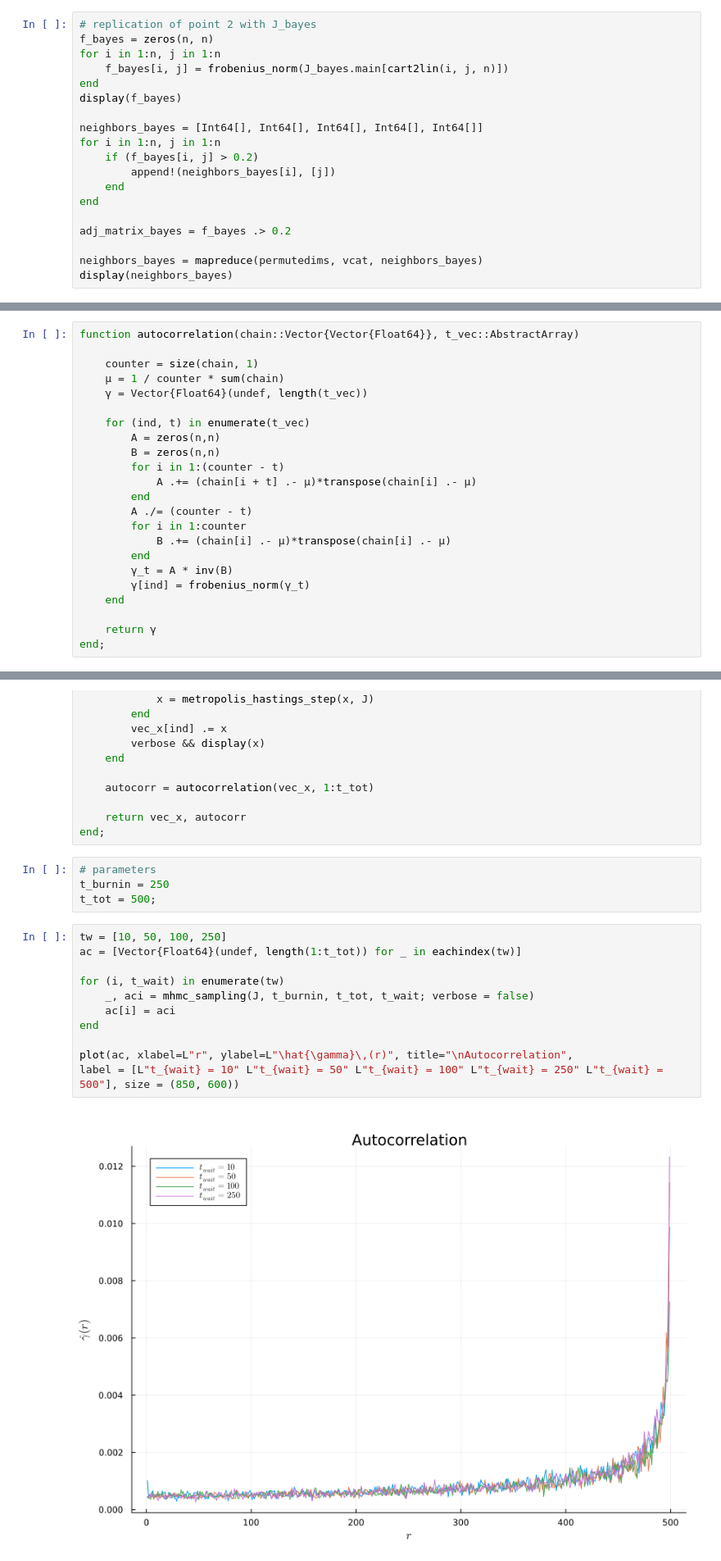
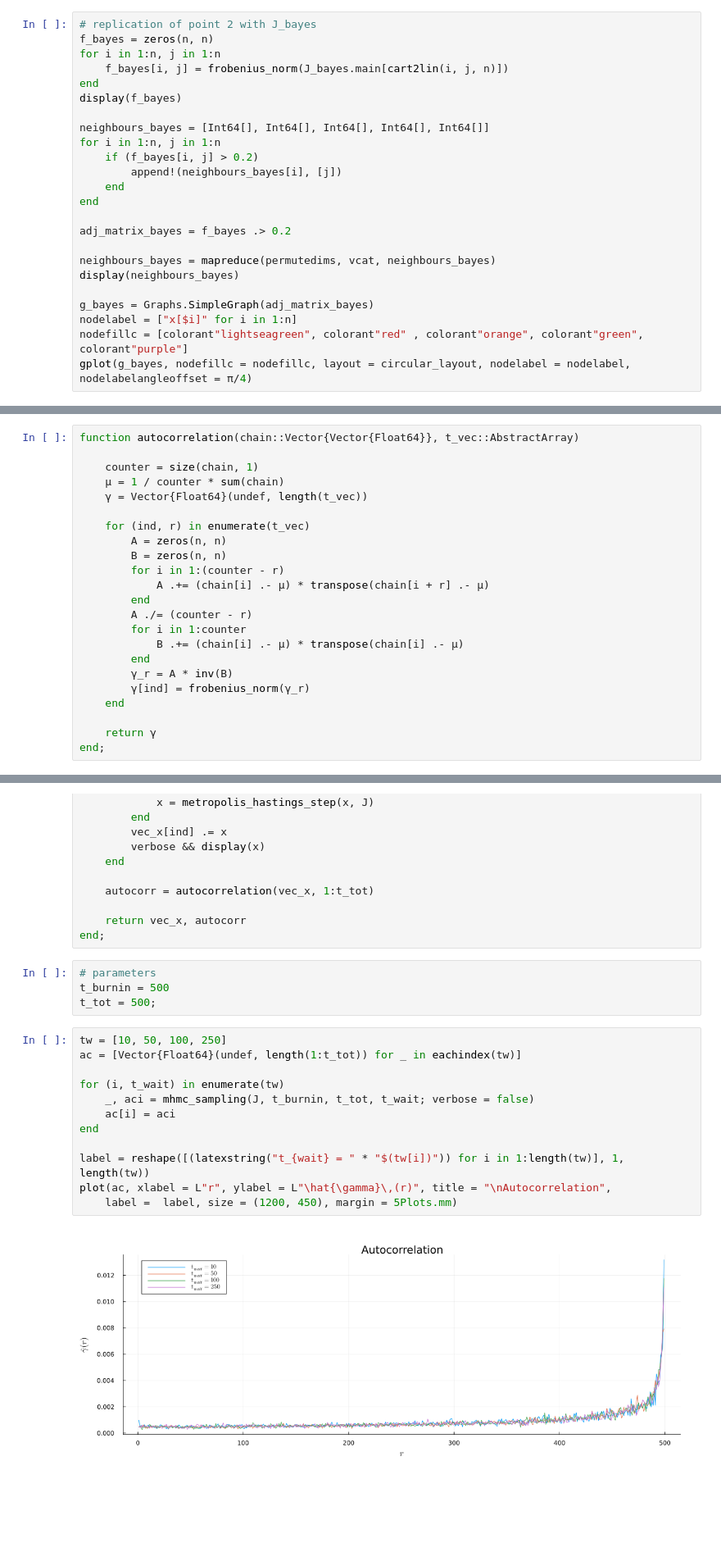
Before and after one commit to caporali/models_and_algorithms_project, a Jupyter notebook: project/main.ipynb, the cells around one changed output, grey strips where cells are left out. Shown at 82% size. Cells and saved outputs as stored; diff of their text form; blank space fills up the shorter version.

```diff
--- a/project/main.ipynb
+++ b/project/main.ipynb
@@ -562,17 +557,22 @@ for i in 1:n, j in 1:n
 end
 display(f_bayes)
 
-neighbors_bayes = [Int64[], Int64[], Int64[], Int64[], Int64[]]
+neighbours_bayes = [Int64[], Int64[], Int64[], Int64[], Int64[]]
 for i in 1:n, j in 1:n
 	if (f_bayes[i, j] > 0.2)
-		append!(neighbors_bayes[i], [j])
+		append!(neighbours_bayes[i], [j])
 	end
 end
 
 adj_matrix_bayes = f_bayes .> 0.2
 
-neighbors_bayes = mapreduce(permutedims, vcat, neighbors_bayes)
-display(neighbors_bayes)
+neighbours_bayes = mapreduce(permutedims, vcat, neighbours_bayes)
+display(neighbours_bayes)
+
+g_bayes = Graphs.SimpleGraph(adj_matrix_bayes)
+nodelabel = ["x[$i]" for i in 1:n]
+nodefillc = [colorant"lightseagreen", colorant"red" , colorant"orange", colorant"green", colorant"purple"]
+gplot(g_bayes, nodefillc = nodefillc, layout = circular_layout, nodelabel = nodelabel, nodelabelangleoffset = π/4)
 # %% [output]
 5×5 Matrix{Float64}:
  0.0187156  0.735065   0.843545   0.163826   0.124892
@@ -695,18 +712,18 @@ function autocorrelation(chain::Vector{Vector{Float64}}, t_vec::AbstractArray)
 	μ = 1 / counter * sum(chain)
 	γ = Vector{Float64}(undef, length(t_vec))
 
-	for (ind, t) in enumerate(t_vec)
-		A = zeros(n,n)
-		B = zeros(n,n)
-		for i in 1:(counter - t)
-			A .+= (chain[i + t] .- μ)*transpose(chain[i] .- μ)
+	for (ind, r) in enumerate(t_vec)
+		A = zeros(n, n)
+		B = zeros(n, n)
+		for i in 1:(counter - r)
+			A .+= (chain[i] .- μ) * transpose(chain[i + r] .- μ)
 		end
-		A ./= (counter - t)
+		A ./= (counter - r)
 		for i in 1:counter
-			B .+= (chain[i] .- μ)*transpose(chain[i] .- μ)
+			B .+= (chain[i] .- μ) * transpose(chain[i] .- μ)
 		end
-		γ_t = A * inv(B)
-		γ[ind] = frobenius_norm(γ_t)
+		γ_r = A * inv(B)
+		γ[ind] = frobenius_norm(γ_r)
 	end
 
 	return γ
@@ -742,18 +759,19 @@ function mhmc_sampling(J::PottsParam, t_burnin::Int64, t_tot::Int64, t_wait::Int
 end;
 # %%
 # parameters
-t_burnin = 250
+t_burnin = 500
 t_tot = 500;
 # %%
 tw = [10, 50, 100, 250]
 ac = [Vector{Float64}(undef, length(1:t_tot)) for _ in eachindex(tw)]
 
 for (i, t_wait) in enumerate(tw)
 	_, aci = mhmc_sampling(J, t_burnin, t_tot, t_wait; verbose = false)
 	ac[i] = aci
 end
 
-plot(ac, xlabel=L"r", ylabel=L"\hat{\gamma}\,(r)", title="\nAutocorrelation",
-label = [L"t_{wait} = 10" L"t_{wait} = 50" L"t_{wait} = 100" L"t_{wait} = 250" L"t_{wait} = 500"], size = (850, 600))
+label = reshape([(latexstring("t_{wait} = " * "$(tw[i])")) for i in 1:length(tw)], 1, length(tw))
+plot(ac, xlabel = L"r", ylabel = L"\hat{\gamma}\,(r)", title = "\nAutocorrelation",
+	label =  label, size = (1200, 450), margin = 5Plots.mm)
 # %% [output]
-[figure, old version]
+[figure, new version]
```
Also changed, not shown: parts of 22 cells of this notebook.
